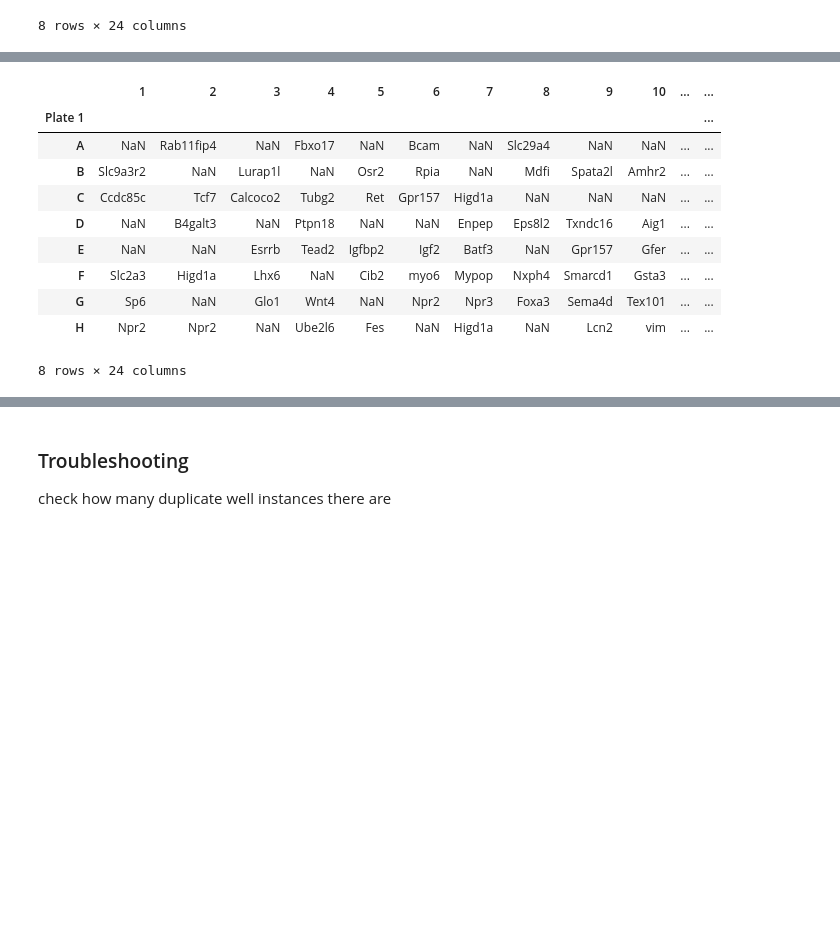
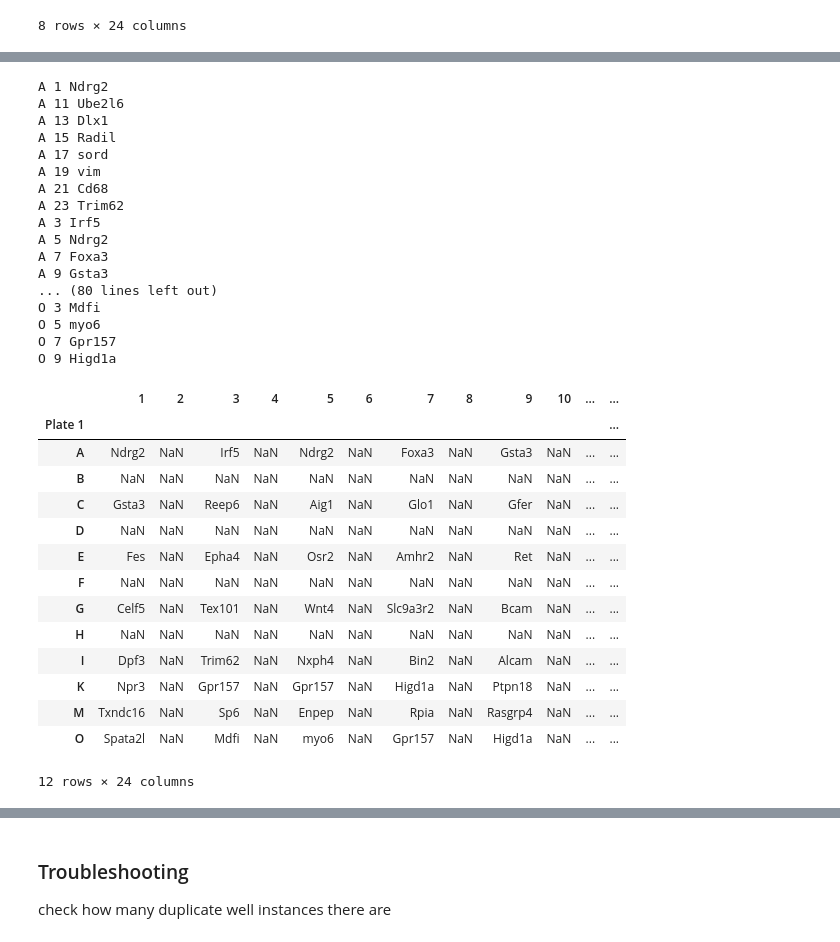
Before and after one commit to ebowen19/LW15-Functional-Screening, a Jupyter notebook: scripts/plate_map.ipynb, the cells around one changed output, grey strips where cells are left out. Drawn from its saved outputs; the diff is of its cells as text; code cells hidden in the pictures; blank space fills up the shorter version.

Commit message:
add plate maps

```diff
--- a/scripts/plate_map.ipynb
+++ b/scripts/plate_map.ipynb
@@ -6,3 +23,11 @@ Read in the data
 # %%
-data = pd.read_excel('/Users/elizabeth 1/Library/CloudStorage/Box-Box/Wu Lab/Project - 2024/Functional screening/240318_Natalie_Moe requested genes Query Sigma 226 for 162.xlsx')
-data = data.loc[:,['Quadrant/DNA plate #', 'Row', 'Col', 'Moe requested genes_Name']]
+data = data.loc[:,['DNA plate well', 'Quadrant/DNA plate #', 'Row', 'Col', 'Moe requested genes_Name']]
+plate_well = data['DNA plate well']
+# %%
+# check if there's duplicates in the first column
+wells = []
+for well in plate_well:
+    if well not in wells:
+        wells.append(well)
+    else:
+        print(well)
@@ -34,7 +96,7 @@ print(len(data))
 # %% [markdown]
 Create the Plate Map Dataframes
 # %%
-cols = list(range(1,25)) # half-open range (start @ start, up to but not including stop) -- also used for list slicing & iteration/loops
+cols = [i for i in range(1,25)] # half-open range (start @ start, up to but not including stop) -- also used for list slicing & iteration/loops
 rows = [chr(i) for i in range(ord('A'), ord('H')+1)] # list comprehension
 # ord for ordinal --> numeric value assigned to a character, returns char's ASCII val. Go up to H+1 b/c of half-open range (any string char has an ASCII val)
 # chr(i) returns character that corresponds to the number, the numbers 'i' being the ASCII values from A-I
@@ -64,25 +138,45 @@ dtype('int64')
 # %%
-for index, row in data.iterrows():
+for index, row in data_1.iterrows():
     plate = row['plate']
     gene = row['gene']
-    plate_row = row['Row']
-    plate_col = row['Col']
+    well = row['well']
+    plate_row = well[0]
+    plate_col = int(well[1:])
 
-    if plate == 1.0:
-        plate_1.loc[plate_row,plate_col] = gene # use loc instead of iloc to access by index name instead of #
-    elif plate == 2.0:
-        plate_2.loc[plate_row,plate_col] = gene
+    plate_1.loc[plate_row,plate_col] = gene # use loc instead of iloc to access by index name instead of #
+    print(plate_row, plate_col, gene)
 
 plate_1
 # %% [output]
+A 1 Ndrg2
+A 11 Ube2l6
+A 13 Dlx1
+A 15 Radil
+A 17 sord
+A 19 vim
+A 21 Cd68
+A 23 Trim62
+A 3 Irf5
+A 5 Ndrg2
+A 7 Foxa3
+A 9 Gsta3
+... (80 lines left out)
+O 3 Mdfi
+O 5 myo6
+O 7 Gpr157
+O 9 Higd1a
 |  | 1 | 2 | 3 | 4 | 5 | 6 | 7 | 8 | 9 | 10 | ... | ... |
 | Plate 1 |  |  |  |  |  |  |  |  |  |  |  | ... |
-| A | NaN | Rab11fip4 | NaN | Fbxo17 | NaN | Bcam | NaN | Slc29a4 | NaN | NaN | ... | ... |
-| B | Slc9a3r2 | NaN | Lurap1l | NaN | Osr2 | Rpia | NaN | Mdfi | Spata2l | Amhr2 | ... | ... |
-| C | Ccdc85c | Tcf7 | Calcoco2 | Tubg2 | Ret | Gpr157 | Higd1a | NaN | NaN | NaN | ... | ... |
-| D | NaN | B4galt3 | NaN | Ptpn18 | NaN | NaN | Enpep | Eps8l2 | Txndc16 | Aig1 | ... | ... |
-| E | NaN | NaN | Esrrb | Tead2 | Igfbp2 | Igf2 | Batf3 | NaN | Gpr157 | Gfer | ... | ... |
-| F | Slc2a3 | Higd1a | Lhx6 | NaN | Cib2 | myo6 | Mypop | Nxph4 | Smarcd1 | Gsta3 | ... | ... |
-| G | Sp6 | NaN | Glo1 | Wnt4 | NaN | Npr2 | Npr3 | Foxa3 | Sema4d | Tex101 | ... | ... |
-| H | Npr2 | Npr2 | NaN | Ube2l6 | Fes | NaN | Higd1a | NaN | Lcn2 | vim | ... | ... |
+| A | Ndrg2 | NaN | Irf5 | NaN | Ndrg2 | NaN | Foxa3 | NaN | Gsta3 | NaN | ... | ... |
+| B | NaN | NaN | NaN | NaN | NaN | NaN | NaN | NaN | NaN | NaN | ... | ... |
+| C | Gsta3 | NaN | Reep6 | NaN | Aig1 | NaN | Glo1 | NaN | Gfer | NaN | ... | ... |
+| D | NaN | NaN | NaN | NaN | NaN | NaN | NaN | NaN | NaN | NaN | ... | ... |
+| E | Fes | NaN | Epha4 | NaN | Osr2 | NaN | Amhr2 | NaN | Ret | NaN | ... | ... |
+| F | NaN | NaN | NaN | NaN | NaN | NaN | NaN | NaN | NaN | NaN | ... | ... |
+| G | Celf5 | NaN | Tex101 | NaN | Wnt4 | NaN | Slc9a3r2 | NaN | Bcam | NaN | ... | ... |
+| H | NaN | NaN | NaN | NaN | NaN | NaN | NaN | NaN | NaN | NaN | ... | ... |
+| I | Dpf3 | NaN | Trim62 | NaN | Nxph4 | NaN | Bin2 | NaN | Alcam | NaN | ... | ... |
+| K | Npr3 | NaN | Gpr157 | NaN | Gpr157 | NaN | Higd1a | NaN | Ptpn18 | NaN | ... | ... |
+| M | Txndc16 | NaN | Sp6 | NaN | Enpep | NaN | Rpia | NaN | Rasgrp4 | NaN | ... | ... |
+| O | Spata2l | NaN | Mdfi | NaN | myo6 | NaN | Gpr157 | NaN | Higd1a | NaN | ... | ... |
-8 rows × 24 columns
+12 rows × 24 columns
```
Also changed, not shown: parts of 11 cells of this notebook, 7 other files.
